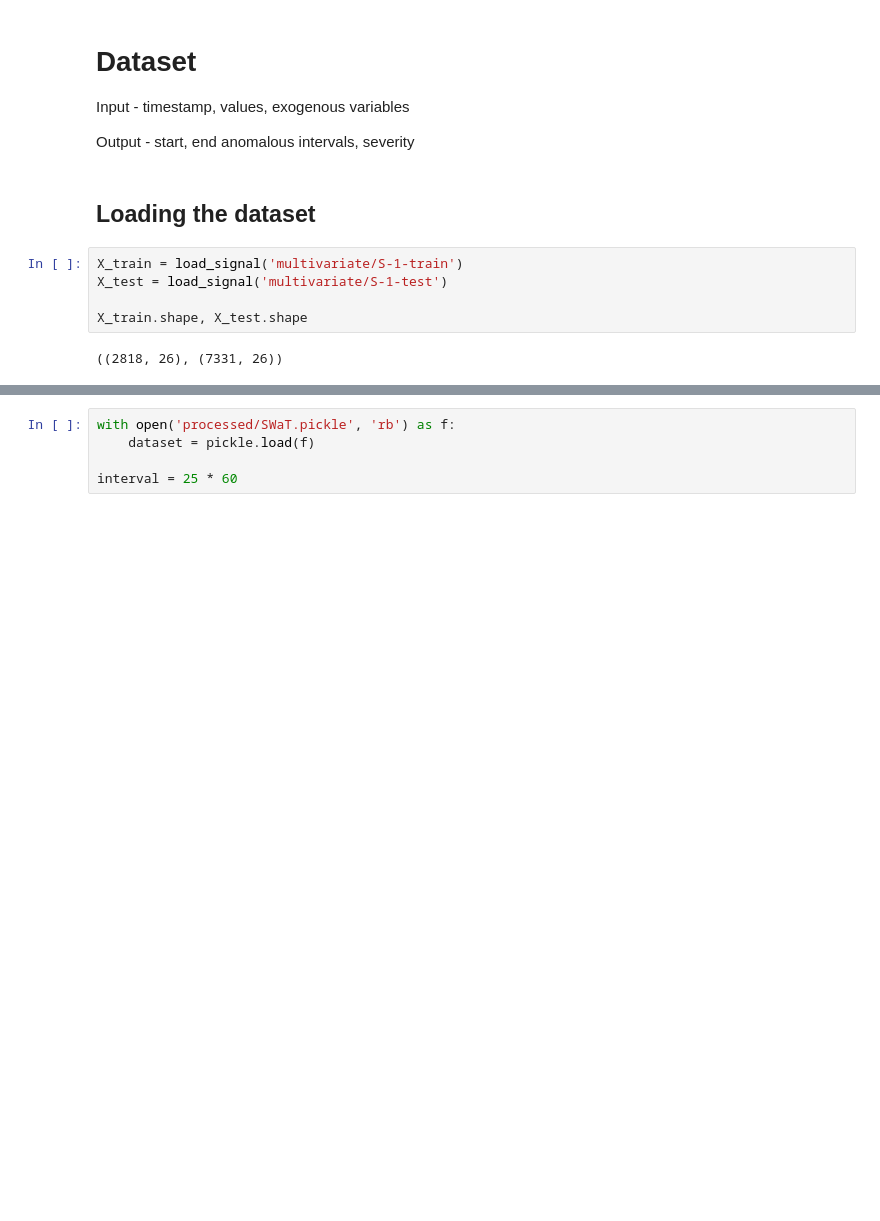
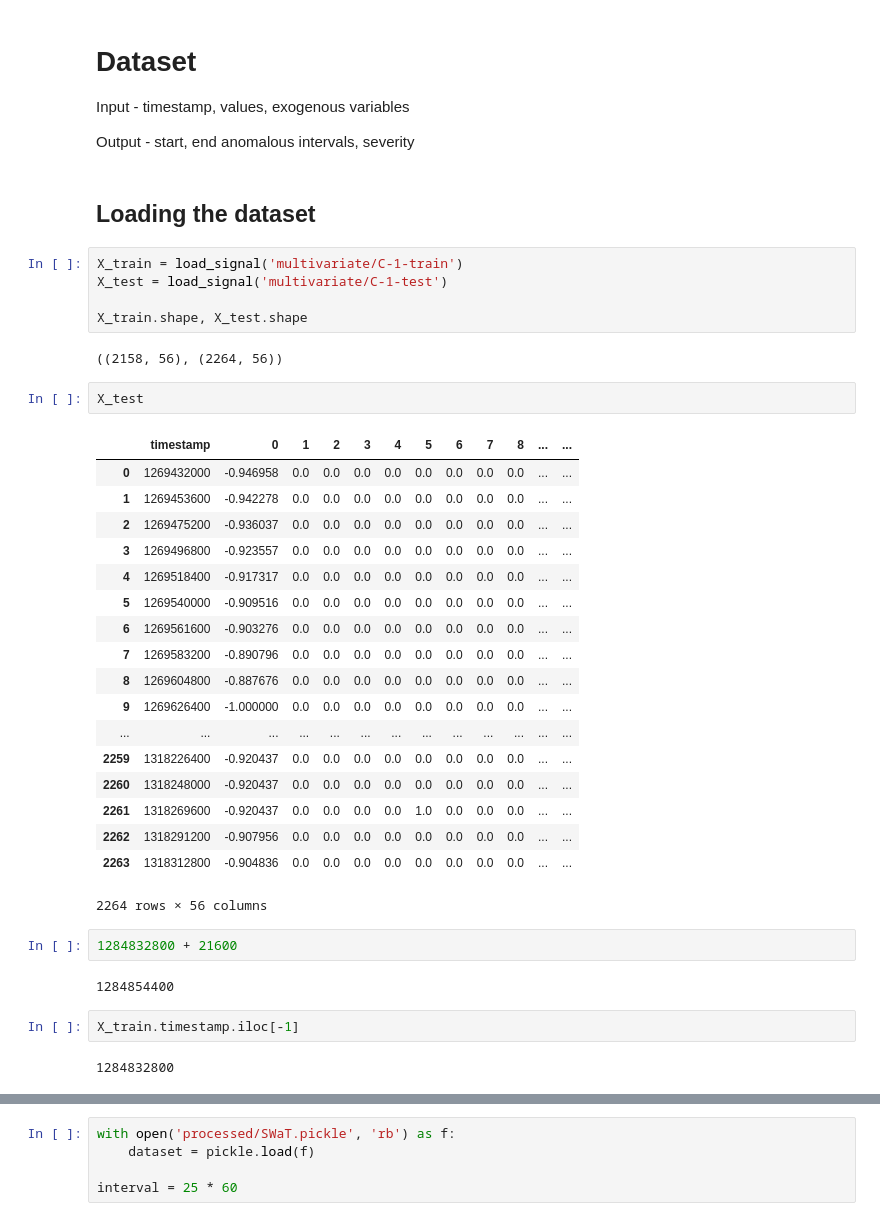
Before and after one commit to lcwong0928/hitlads, a Jupyter notebook: notebooks/1.1-lw-data.ipynb, the cells around one changed output, grey strips where cells are left out. Cells and saved outputs as stored; diff of their text form; blank space fills up the shorter version.

```diff
--- a/notebooks/1.1-lw-data.ipynb
+++ b/notebooks/1.1-lw-data.ipynb
@@ -30,9 +35,38 @@ Output - start, end anomalous intervals, severity
 # %% [markdown]
 ## Loading the dataset
 # %%
-X_train = load_signal('multivariate/S-1-train')
-X_test = load_signal('multivariate/S-1-test')
+X_train = load_signal('multivariate/C-1-train')
+X_test = load_signal('multivariate/C-1-test')
 
 X_train.shape, X_test.shape
 # %% [output]
-((2818, 26), (7331, 26))
+((2158, 56), (2264, 56))
+# %%
+X_test
+# %% [output]
+|  | timestamp | 0 | 1 | 2 | 3 | 4 | 5 | 6 | 7 | 8 | ... | ... |
+| 0 | 1269432000 | -0.946958 | 0.0 | 0.0 | 0.0 | 0.0 | 0.0 | 0.0 | 0.0 | 0.0 | ... | ... |
+| 1 | 1269453600 | -0.942278 | 0.0 | 0.0 | 0.0 | 0.0 | 0.0 | 0.0 | 0.0 | 0.0 | ... | ... |
+| 2 | 1269475200 | -0.936037 | 0.0 | 0.0 | 0.0 | 0.0 | 0.0 | 0.0 | 0.0 | 0.0 | ... | ... |
+| 3 | 1269496800 | -0.923557 | 0.0 | 0.0 | 0.0 | 0.0 | 0.0 | 0.0 | 0.0 | 0.0 | ... | ... |
+| 4 | 1269518400 | -0.917317 | 0.0 | 0.0 | 0.0 | 0.0 | 0.0 | 0.0 | 0.0 | 0.0 | ... | ... |
+| 5 | 1269540000 | -0.909516 | 0.0 | 0.0 | 0.0 | 0.0 | 0.0 | 0.0 | 0.0 | 0.0 | ... | ... |
+| 6 | 1269561600 | -0.903276 | 0.0 | 0.0 | 0.0 | 0.0 | 0.0 | 0.0 | 0.0 | 0.0 | ... | ... |
+| 7 | 1269583200 | -0.890796 | 0.0 | 0.0 | 0.0 | 0.0 | 0.0 | 0.0 | 0.0 | 0.0 | ... | ... |
+| 8 | 1269604800 | -0.887676 | 0.0 | 0.0 | 0.0 | 0.0 | 0.0 | 0.0 | 0.0 | 0.0 | ... | ... |
+| 9 | 1269626400 | -1.000000 | 0.0 | 0.0 | 0.0 | 0.0 | 0.0 | 0.0 | 0.0 | 0.0 | ... | ... |
+| ... | ... | ... | ... | ... | ... | ... | ... | ... | ... | ... | ... | ... |
+| 2259 | 1318226400 | -0.920437 | 0.0 | 0.0 | 0.0 | 0.0 | 0.0 | 0.0 | 0.0 | 0.0 | ... | ... |
+| 2260 | 1318248000 | -0.920437 | 0.0 | 0.0 | 0.0 | 0.0 | 0.0 | 0.0 | 0.0 | 0.0 | ... | ... |
+| 2261 | 1318269600 | -0.920437 | 0.0 | 0.0 | 0.0 | 0.0 | 1.0 | 0.0 | 0.0 | 0.0 | ... | ... |
+| 2262 | 1318291200 | -0.907956 | 0.0 | 0.0 | 0.0 | 0.0 | 0.0 | 0.0 | 0.0 | 0.0 | ... | ... |
+| 2263 | 1318312800 | -0.904836 | 0.0 | 0.0 | 0.0 | 0.0 | 0.0 | 0.0 | 0.0 | 0.0 | ... | ... |
+2264 rows × 56 columns
+# %%
+1284832800 + 21600
+# %% [output]
+1284854400
+# %%
+X_train.timestamp.iloc[-1]
+# %% [output]
+1284832800
```
Also changed, not shown: parts of 3 cells of this notebook, 6 other files.
